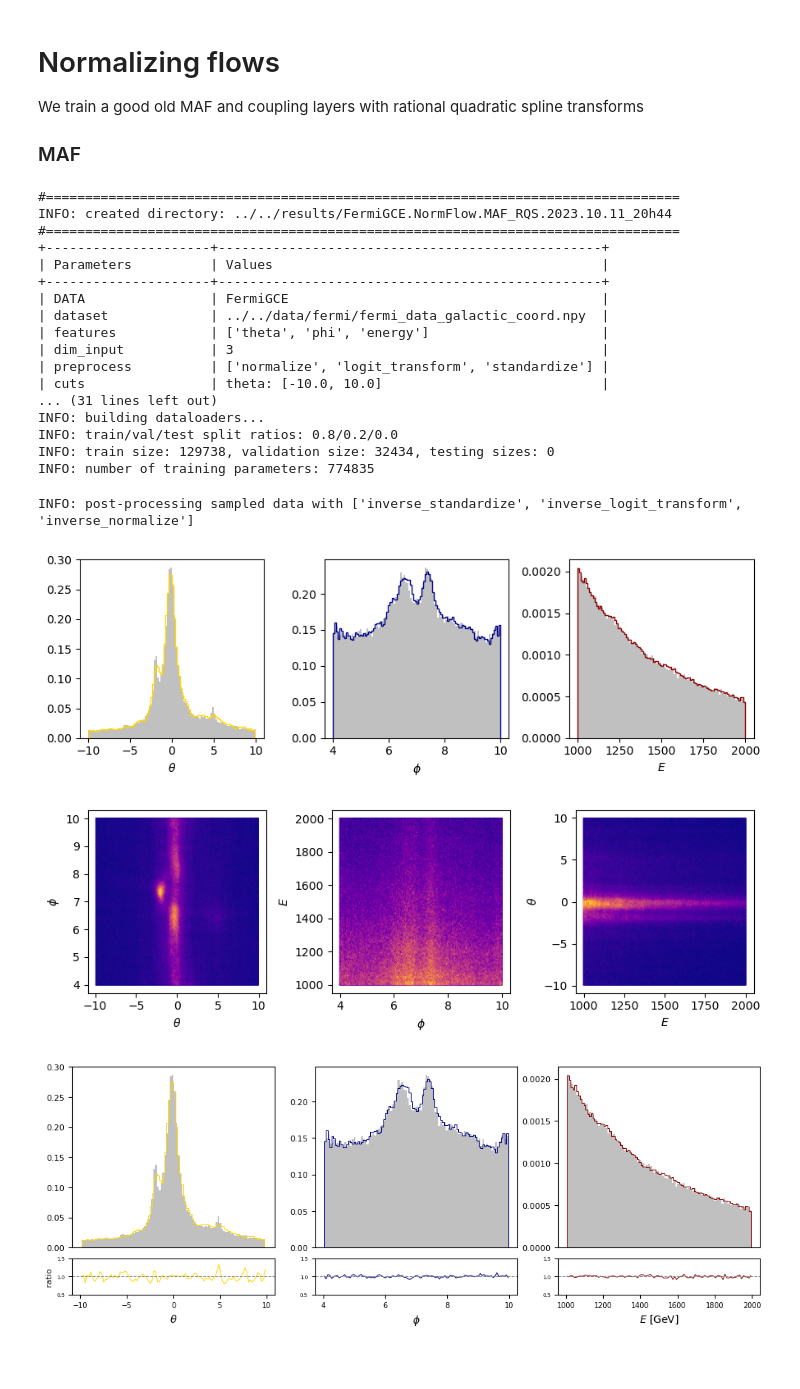
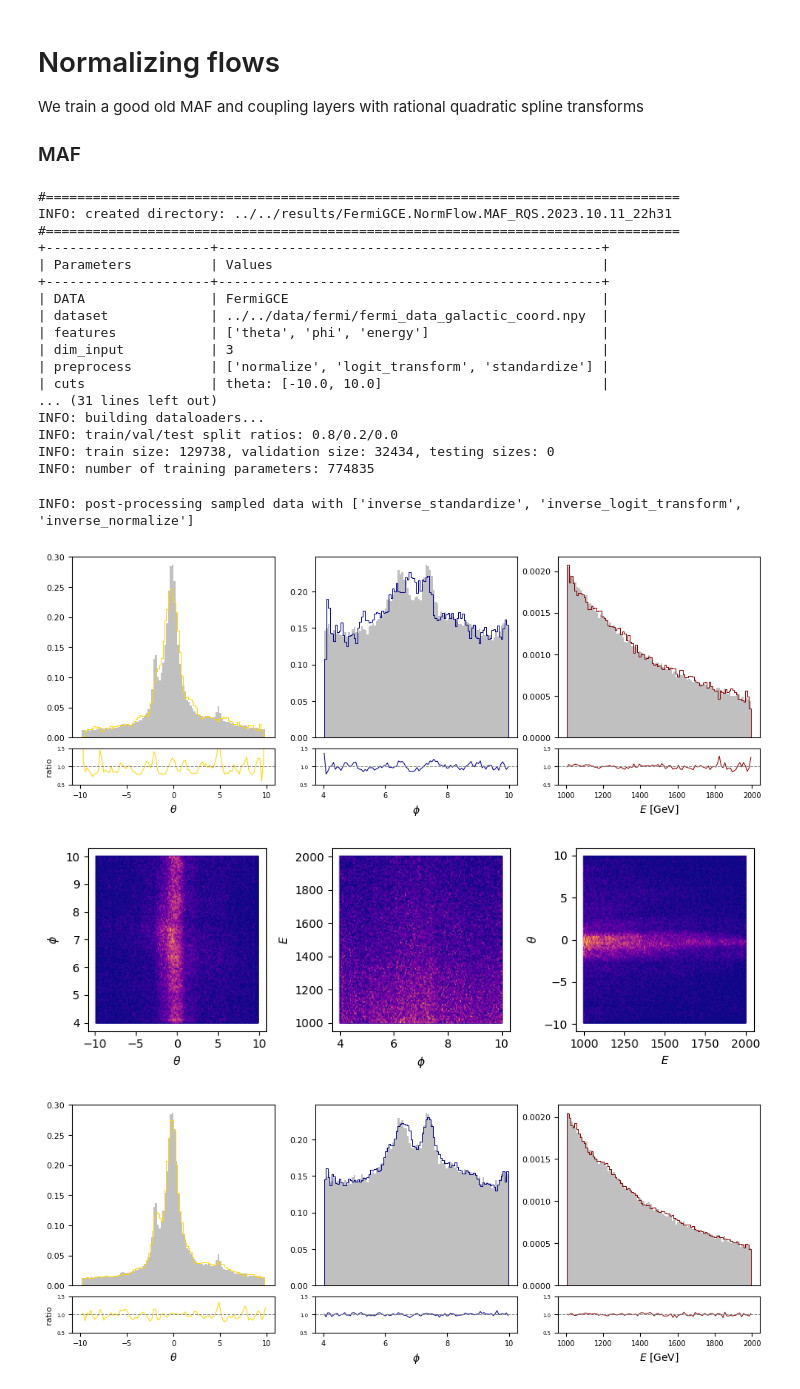
Before and after one commit to dfaroughy/DynGenModels, a Jupyter notebook: experiments/Fermi-LAT/fermi.ipynb, the cells around one changed output. Cells and saved outputs as stored; diff of their text form; code cells hidden in the pictures; blank space fills up the shorter version.

```diff
--- a/experiments/Fermi-LAT/fermi.ipynb
+++ b/experiments/Fermi-LAT/fermi.ipynb
@@ -338,7 +383,7 @@ configs = Configs(dataset = '../../data/fermi/fermi_data_galactic_coord.npy',
                 preprocess = ['normalize', 'logit_transform', 'standardize'],
                 cuts = {'theta': [-10., 10.], 'phi': [4., 10.], 'energy': [1000, 2000]},
                 data_split_fracs = [0.8, 0.2, 0.0],
-                EPOCHS = 100,
+                EPOCHS = 10,
                 batch_size = 10000,
                 lr = 1e-4,
                 dim_hidden = 256,
@@ -367,7 +412,7 @@ maf = DynGenModelTrainer(dynamics=dynamics, dataloader=dataloader, configs=confi
 maf.train()
 # %% [output]
 #=================================================================================
-INFO: created directory: ../../results/FermiGCE.NormFlow.MAF_RQS.2023.10.11_20h44
+INFO: created directory: ../../results/FermiGCE.NormFlow.MAF_RQS.2023.10.11_22h31
 #=================================================================================
 +---------------------+-------------------------------------------------+
 | Parameters          | Values                                          |
@@ -392,31 +437,26 @@ pipeline = NormFlowPipeline(trained_model=maf,
                             configs=configs,
                             postprocessor=PostProcessFermiData,
                             best_epoch_model=True,
-                            num_gen_samples=1000000)
+                            num_gen_samples=100000)
 # %% [output]
 INFO: post-processing sampled data with ['inverse_standardize', 'inverse_logit_transform', 'inverse_normalize']
 # %%
 coord = [r'$\theta$', r'$\phi$', r'$E$']
 color=['gold', 'darkblue', 'darkred']
 
-fig, ax = plt.subplots(1, 3, figsize=(9, 3))
-for i in range(3):
-    ax[i].hist(fermi.target[..., i], bins=100, color='silver', density=True)
-    ax[i].hist(pipeline.target[..., i], bins=100, color=color[i], histtype='step', density=True)
-    ax[i].set_xlabel(coord[i])
-plt.tight_layout()
-plt.show()
+results_plots(fermi.target, generated=pipeline.target, save_dir=configs.workdir, features=[r'$\theta$', r'$\phi$', r'$E$ [GeV]'])
 
 fig, ax = plt.subplots(1, 3, figsize=(9, 3))
 for i, j in [(0,1), (1,2), (2,0)]:
     ax[i].hexbin(pipeline.target[..., i], pipeline.target[..., j], cmap='plasma', gridsize=200)
     ax[i].set_xlabel(coord[i])
     ax[i].set_ylabel(coord[j])
 plt.tight_layout()
+plt.savefig(configs.workdir + '/fermi_features_2D.pdf')
 plt.show()
 # %% [output]
-[figure, old version]
+[figure, new version]
-[figure, old version]
+[figure, new version]
 # %%
 import numpy as np
 import matplotlib.pyplot as plt
```
Also changed, not shown: parts of 3 cells of this notebook.
